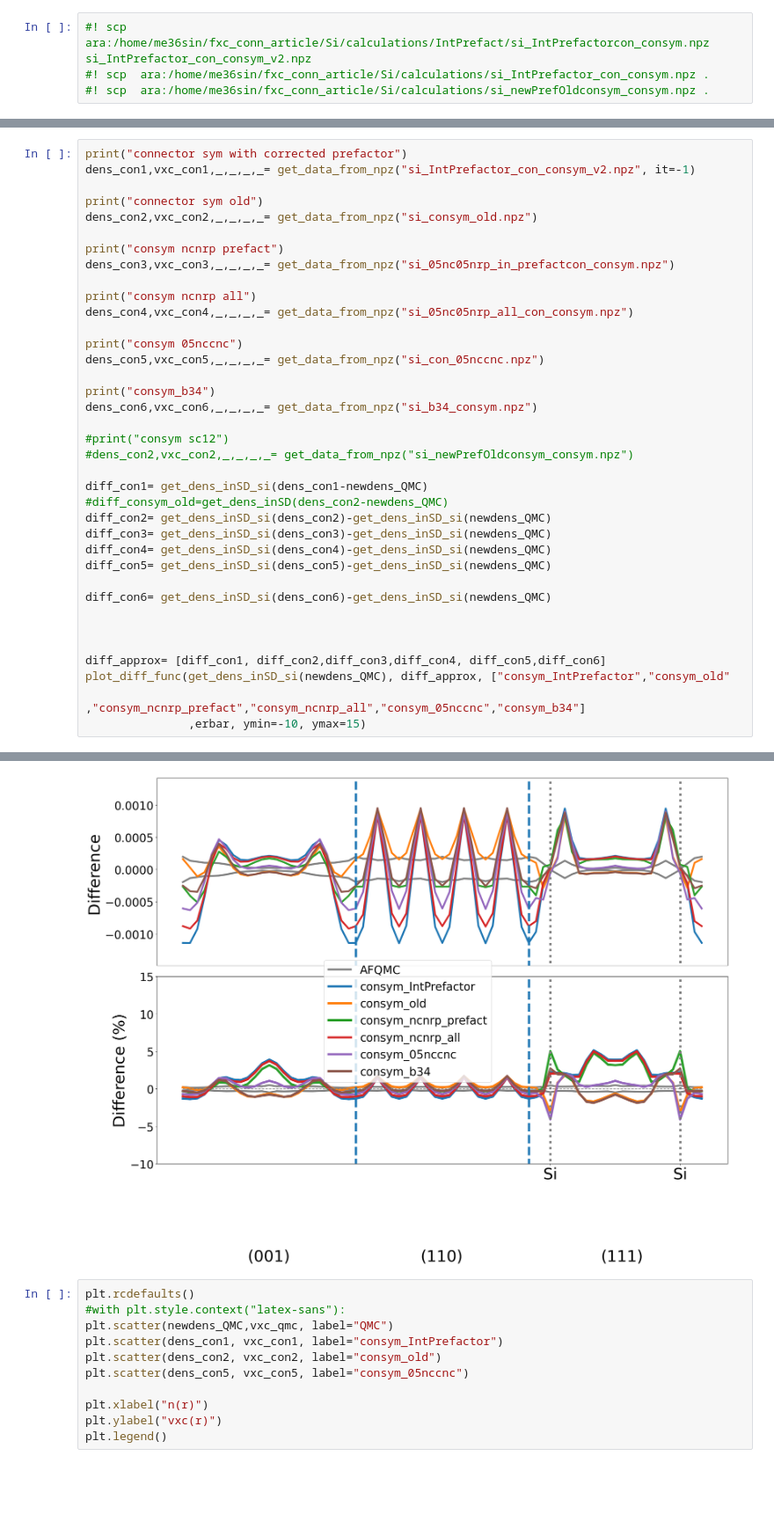
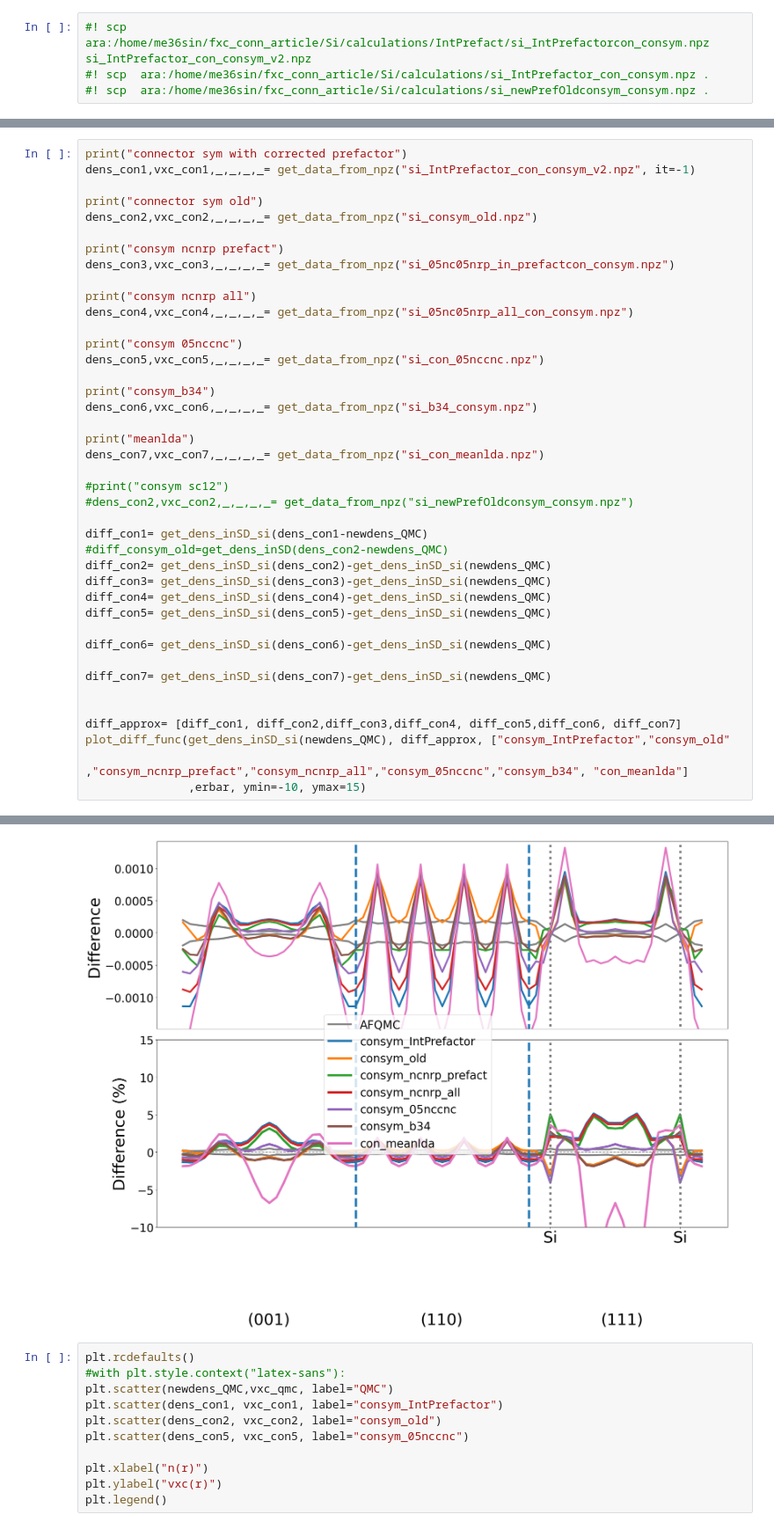
Before and after one commit to aouinaayoub/connector, a Jupyter notebook: fxc_connector.ipynb, the cells around one changed output, grey strips where cells are left out. Shown at 88% size. Saved outputs shown, nothing was run; the diff lists cells and outputs as text; blank space fills up the shorter version.

```diff
--- a/fxc_connector.ipynb
+++ b/fxc_connector.ipynb
@@ -76,6 +79,9 @@ dens_con5,vxc_con5,_,_,_,_= get_data_from_npz("si_con_05nccnc.npz")
 print("consym_b34")
 dens_con6,vxc_con6,_,_,_,_= get_data_from_npz("si_b34_consym.npz")
 
+print("meanlda")
+dens_con7,vxc_con7,_,_,_,_= get_data_from_npz("si_con_meanlda.npz")
+
 #print("consym sc12")
 #dens_con2,vxc_con2,_,_,_,_= get_data_from_npz("si_newPrefOldconsym_consym.npz")
 
@@ -88,11 +94,12 @@ diff_con5= get_dens_inSD_si(dens_con5)-get_dens_inSD_si(newdens_QMC)
 
 diff_con6= get_dens_inSD_si(dens_con6)-get_dens_inSD_si(newdens_QMC)
 
+diff_con7= get_dens_inSD_si(dens_con7)-get_dens_inSD_si(newdens_QMC)
 
 
-diff_approx= [diff_con1, diff_con2,diff_con3,diff_con4, diff_con5,diff_con6]
+diff_approx= [diff_con1, diff_con2,diff_con3,diff_con4, diff_con5,diff_con6, diff_con7]
 plot_diff_func(get_dens_inSD_si(newdens_QMC), diff_approx, ["consym_IntPrefactor","consym_old"
-                                                            ,"consym_ncnrp_prefact","consym_ncnrp_all","consym_05nccnc","consym_b34"]
+                                                            ,"consym_ncnrp_prefact","consym_ncnrp_all","consym_05nccnc","consym_b34", "con_meanlda"]
                ,erbar, ymin=-10, ymax=15)
 # %% [output]
 connector sym with corrected prefactor
@@ -114,5 +121,5 @@ The direct gap is 2.6901 ev | QMC = 2.72 ev
 ============
-[figure, old version]
+[figure, new version]
 # %%
 plt.rcdefaults()
 #with plt.style.context("latex-sans"):
```
Also changed, not shown: parts of 3 cells of this notebook.
